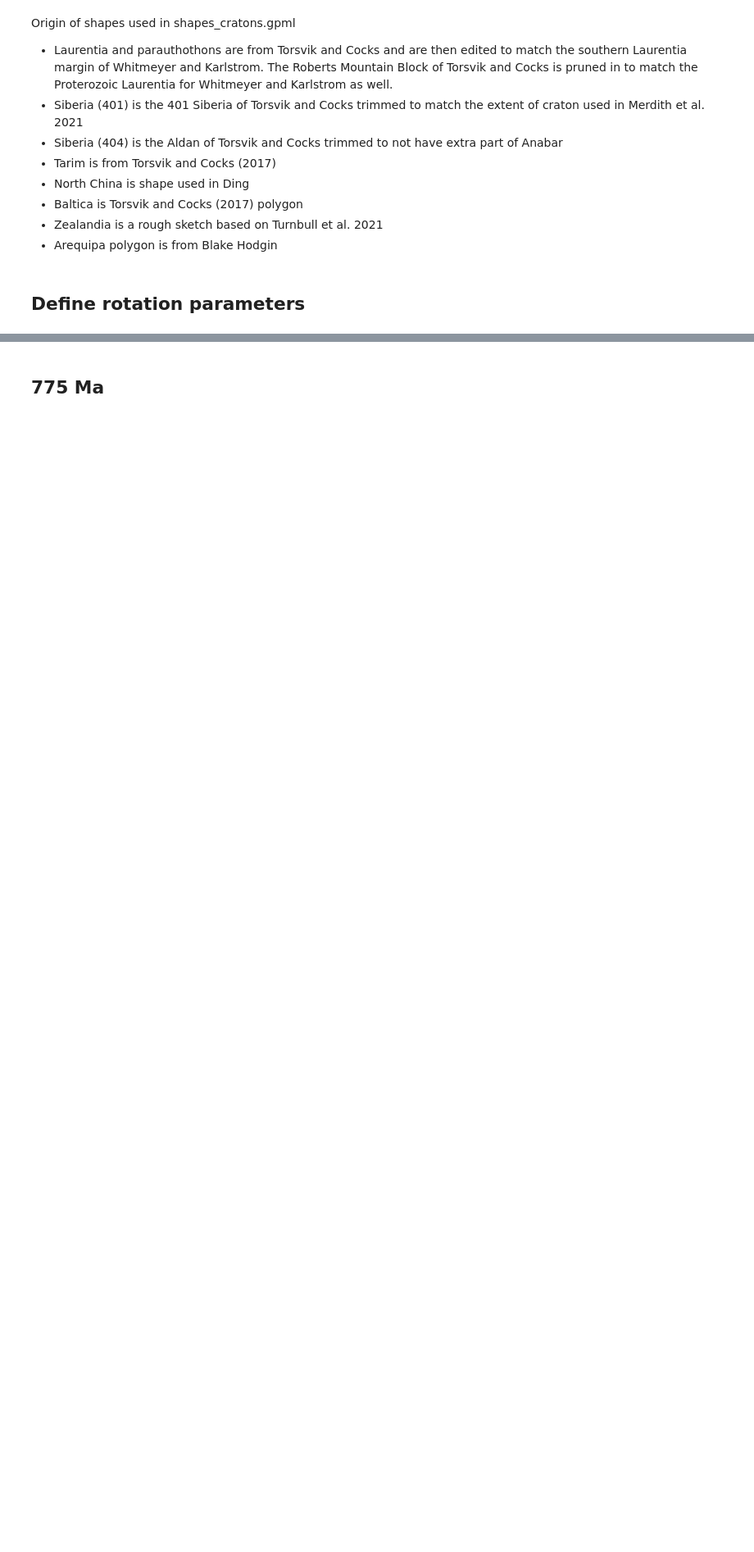
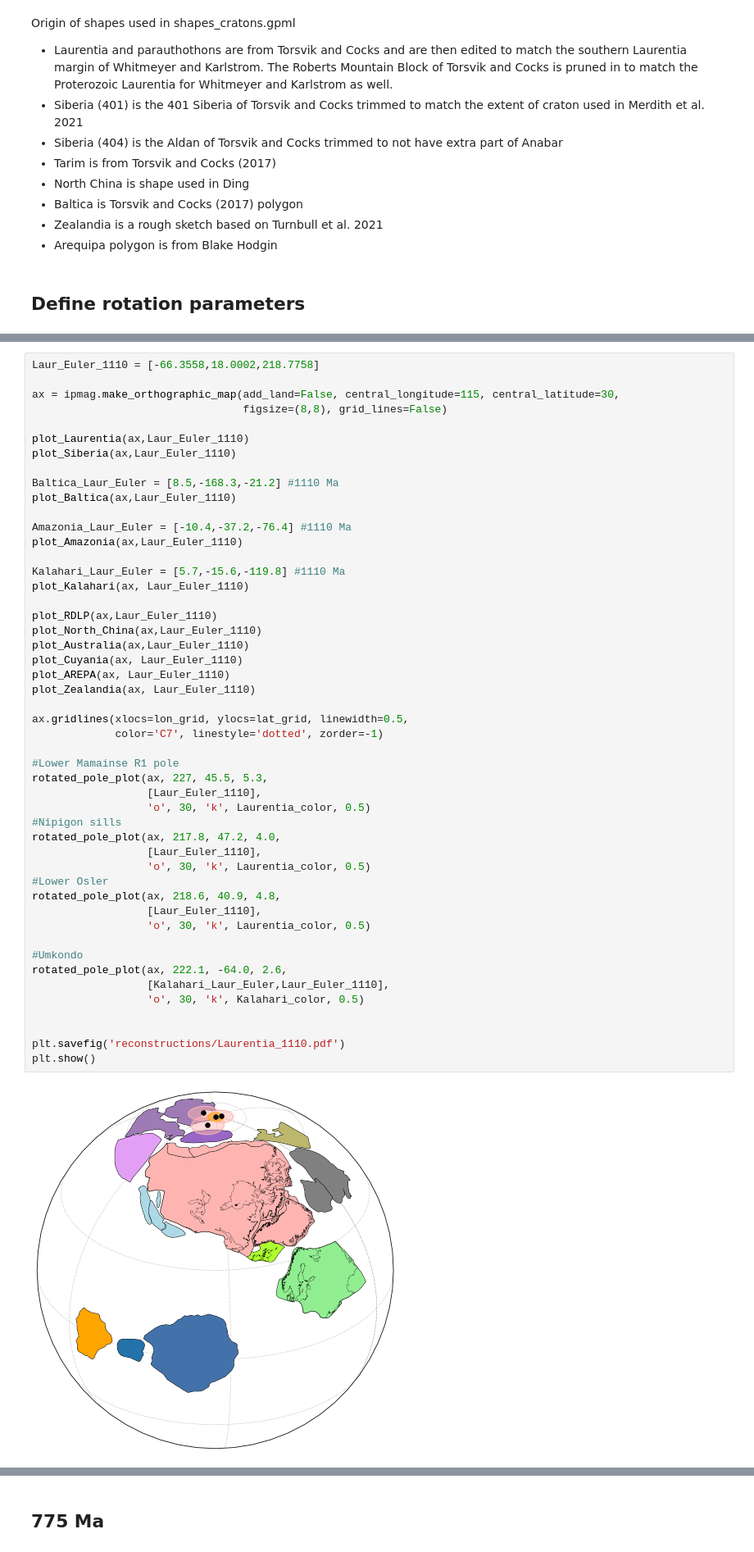
Before and after one commit to Swanson-Hysell/Mesoproterozoic_Turning_Point, a Jupyter notebook: code/paleogeography.ipynb, the cells around one changed output, grey strips where cells are left out. Shown at 82% size. Drawn from its saved outputs; the diff is of its cells as text; blank space fills up the shorter version.

```diff
--- a/code/paleogeography.ipynb
+++ b/code/paleogeography.ipynb
@@ -211,0 +250,51 @@ Rayner_India_Euler = [1.8434,-165.1696,-91.8395]
+# %%
+Laur_Euler_1110 = [-66.3558,18.0002,218.7758]
+
+ax = ipmag.make_orthographic_map(add_land=False, central_longitude=115, central_latitude=30,
+                                 figsize=(8,8), grid_lines=False)
+
+plot_Laurentia(ax,Laur_Euler_1110)
+plot_Siberia(ax,Laur_Euler_1110)
+
+Baltica_Laur_Euler = [8.5,-168.3,-21.2] #1110 Ma
+plot_Baltica(ax,Laur_Euler_1110)
+
+Amazonia_Laur_Euler = [-10.4,-37.2,-76.4] #1110 Ma
+plot_Amazonia(ax,Laur_Euler_1110)
+
+Kalahari_Laur_Euler = [5.7,-15.6,-119.8] #1110 Ma
+plot_Kalahari(ax, Laur_Euler_1110)
+
+plot_RDLP(ax,Laur_Euler_1110)
+plot_North_China(ax,Laur_Euler_1110)
+plot_Australia(ax,Laur_Euler_1110)
+plot_Cuyania(ax, Laur_Euler_1110)
+plot_AREPA(ax, Laur_Euler_1110)
+plot_Zealandia(ax, Laur_Euler_1110)
+
+ax.gridlines(xlocs=lon_grid, ylocs=lat_grid, linewidth=0.5,
+             color='C7', linestyle='dotted', zorder=-1)
+
+#Lower Mamainse R1 pole
+rotated_pole_plot(ax, 227, 45.5, 5.3,
+                  [Laur_Euler_1110],
+                  'o', 30, 'k', Laurentia_color, 0.5)
+#Nipigon sills
+rotated_pole_plot(ax, 217.8, 47.2, 4.0,
+                  [Laur_Euler_1110],
+                  'o', 30, 'k', Laurentia_color, 0.5)
+#Lower Osler
+rotated_pole_plot(ax, 218.6, 40.9, 4.8,
+                  [Laur_Euler_1110],
+                  'o', 30, 'k', Laurentia_color, 0.5)
+
+#Umkondo
+rotated_pole_plot(ax, 222.1, -64.0, 2.6,
+                  [Kalahari_Laur_Euler,Laur_Euler_1110],
+                  'o', 30, 'k', Kalahari_color, 0.5)
+
+
+plt.savefig('reconstructions/Laurentia_1110.pdf')
+plt.show()
+# %% [output]
+[figure, added]
```
Also changed, not shown: parts of 16 cells of this notebook, 1 other file.
